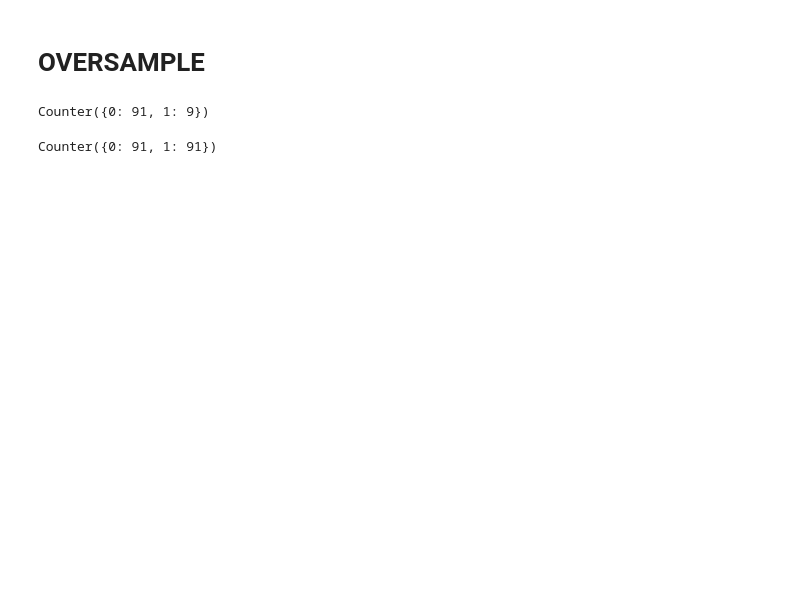
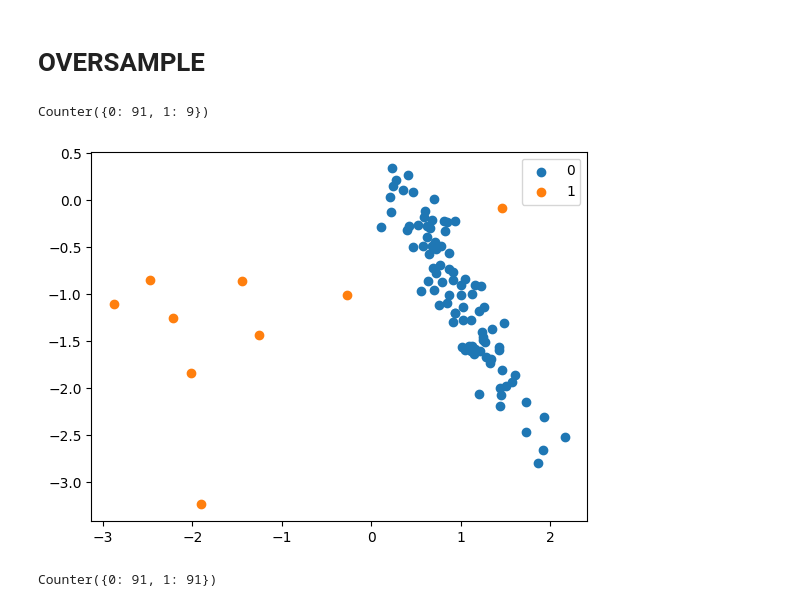
Before and after one commit to divx1979/IMB_CLASSIFICATION, a Jupyter notebook: Imbal_Classif.ipynb, the cells around one changed output. Cells and saved outputs as stored; diff of their text form; code cells hidden in the pictures; blank space fills up the shorter version.

```diff
--- a/Imbal_Classif.ipynb
+++ b/Imbal_Classif.ipynb
@@ -104,6 +104,15 @@ counter = Counter(y)
 print(counter)
 # %% [output]
 Counter({0: 91, 1: 9})
+# %%
+#viz imbal data
+for label, _ in counter.items():
+  row_ix = np.where(y == label)[0]
+  plt.scatter(X[row_ix, 0], X[row_ix, 1], label = str(label))
+plt.legend()
+plt.show()
+# %% [output]
+[figure, added]
 # %%
 ##SMOTE
 os1 = SMOTE()
```
Also changed, not shown: parts of 34 cells of this notebook.
